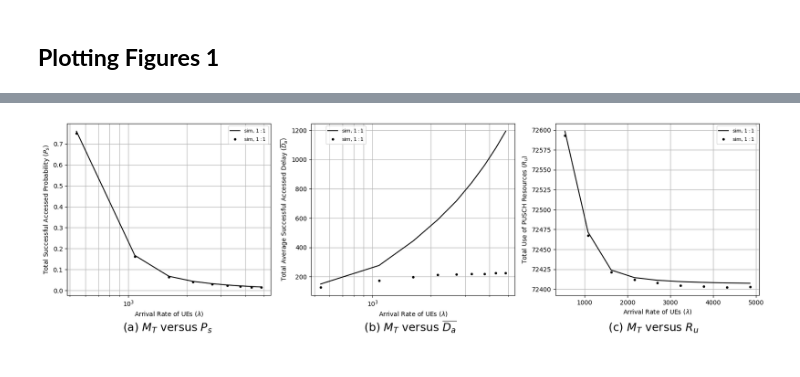
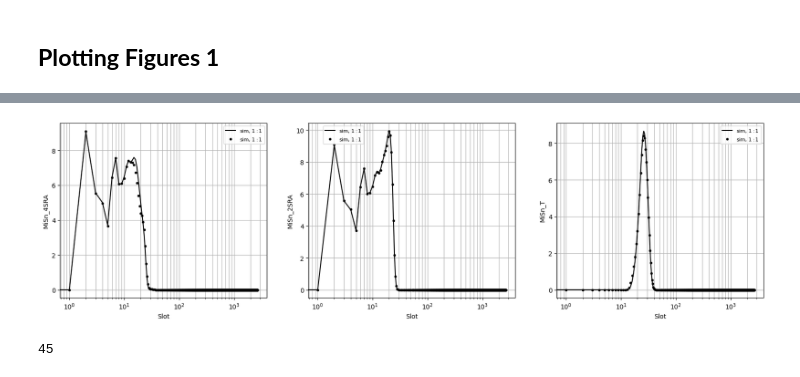
Before and after one commit to timlin0307/Thesis-Simulation, a Jupyter notebook: 2SRA and 4SRA with T_DATA in NTN/Simulation.ipynb, the cells around one changed output, grey strips where cells are left out. Drawn from its saved outputs; the diff is of its cells as text; code cells hidden in the pictures.

```diff
--- a/2SRA and 4SRA with T_DATA in NTN/Simulation.ipynb
+++ b/2SRA and 4SRA with T_DATA in NTN/Simulation.ipynb
@@ -1950,7 +2043,55 @@ ana
+# %%
+plt.subplot(131)
+plt.plot(sim.Slot, ana.MiSn_4SRA, '-', color = 'black', label = 'sim, $1:1$')
+plt.plot(sim.Slot, sim.MiSn_4SRA, 'o', ms = 3, color = 'black', label = 'sim, $1:1$')
+plt.xscale('log')
+plt.xlabel("Slot")
+plt.ylabel("MiSn_4SRA")
+# plt.title("(a) $M_T$ versus $P_s$")
+# plt.suptitle("(a) $M_T$ versus $P_s$", fontsize=18, x=0.23, y=0.0)
+plt.grid(True, which="both")
+
+plt.legend(markerscale=1, fontsize=8, loc='best', bbox_to_anchor=(1, 1))
+
+plt.subplot(132)
+plt.plot(sim.Slot, ana.MiSn_2SRA, '-', color = 'black', label = 'sim, $1:1$')
+plt.plot(sim.Slot, sim.MiSn_2SRA, 'o', ms = 3, color = 'black', label = 'sim, $1:1$')
+# plt.ticklabel_format(axis='both', style='sci', scilimits=(0, 0))
+plt.xscale('log')
+plt.xlabel("Slot")
+plt.ylabel("MiSn_2SRA")
+# plt.title("(b) $M_T$ versus $\overline{D_{a}}$")
+plt.grid(True, which="both")
+
+plt.legend(markerscale=1, fontsize=8, loc='best', bbox_to_anchor=(0.28, 1))
+
+plt.subplot(133)
+plt.plot(sim.Slot, ana.MiSn_FB, '-', color = 'black', label = 'sim, $1:1$')
+plt.plot(sim.Slot, sim.MiSn_FB, 'o', ms = 3, color = 'black', label = 'sim, $1:1$')
+# plt.ticklabel_format(axis='both', style='sci', scilimits=(0, 3))
+plt.xscale('log')
+plt.xlabel("Slot")
+plt.ylabel("MiSn_T")
+# plt.title("(c) $M_T$ versus $R_u$")
+plt.grid(True, which="both")
+
+# plt.suptitle("(a) $M_T$ versus $P_s$                                           (b) $M_T$ versus $\overline{D_{a}}$                                           (c) $M_T$ versus $R_u$", fontsize=18, x=0.51, y=0.0)
+
+
+plt.legend(markerscale=1, fontsize=8, loc='best')
+plt.rcParams["figure.figsize"] = (20, 5)
+plt.show()
+# %% [output]
+[figure, added]
+# %%
+# int(1 + (retrans) * np.ceil((T_RAR + W_RAR + W_BO) / T_RAREP))
+int(15 + (5) * np.ceil((2 + 5 + 20) / 5))
+# %% [output]
+45
 # %%
 plt.subplot(131)
-plt.plot(ana.M_4SRA+ana.M_2SRA, ana.Ps_T, '-', color = 'black', label = 'sim, $1:1$')
-plt.plot(sim.M_4SRA+sim.M_2SRA, sim.Ps_T, 'o', ms = 3, color = 'black', label = 'sim, $1:1$')
+plt.plot(arrival_rate, ana.Ps_T, '-', color = 'black', label = 'ana, $1:1$')
+plt.plot(arrival_rate, sim.Ps_T, 'o', ms = 3, color = 'black', label = 'sim, $1:1$')
 plt.xscale('log')
 plt.xlabel("Arrival Rate of UEs ($\lambda$)")
 plt.ylabel("Total Successful Accessed Probability ($P_s$)")
@@ -1961,8 +2102,8 @@ plt.grid(True, which="both")
 plt.legend(markerscale=1, fontsize=8, loc='best', bbox_to_anchor=(1, 1))
 
 plt.subplot(132)
-plt.plot(ana.M_4SRA+ana.M_2SRA, ana.Da_T, '-', color = 'black', label = 'sim, $1:1$')
-plt.plot(sim.M_4SRA+sim.M_2SRA, sim.Da_T, 'o', ms = 3, color = 'black', label = 'sim, $1:1$')
+plt.plot(arrival_rate, ana.Da_T, '-', color = 'black', label = 'ana, $1:1$')
+plt.plot(arrival_rate, sim.Da_T, 'o', ms = 3, color = 'black', label = 'sim, $1:1$')
 # plt.ticklabel_format(axis='both', style='sci', scilimits=(0, 0))
 plt.xscale('log')
 plt.xlabel("Arrival Rate of UEs ($\lambda$)")
@@ -1973,10 +2114,10 @@ plt.grid(True, which="both")
 plt.legend(markerscale=1, fontsize=8, loc='best', bbox_to_anchor=(0.28, 1))
 
 plt.subplot(133)
-plt.plot(ana.M_4SRA+ana.M_2SRA, ana.Ur_PUSCH_T, '-', color = 'black', label = 'sim, $1:1$')
-plt.plot(sim.M_4SRA+sim.M_2SRA, sim.Ur_PUSCH_T, 'o', ms = 3, color = 'black', label = 'sim, $1:1$')
+plt.plot(arrival_rate, ana.Ur_PUSCH_T, '-', color = 'black', label = 'ana, $1:1$')
+plt.plot(arrival_rate, sim.Ur_PUSCH_T, 'o', ms = 3, color = 'black', label = 'sim, $1:1$')
 # plt.ticklabel_format(axis='both', style='sci', scilimits=(0, 3))
-# plt.xscale('log')
+plt.xscale('log')
 plt.xlabel("Arrival Rate of UEs ($\lambda$)")
 plt.ylabel("Total Use of PUSCH Resources ($R_u$)")
 # plt.title("(c) $M_T$ versus $R_u$")
@@ -1984,9 +2125,6 @@ plt.grid(True, which="both")
 
 plt.suptitle("(a) $M_T$ versus $P_s$                                           (b) $M_T$ versus $\overline{D_{a}}$                                           (c) $M_T$ versus $R_u$", fontsize=18, x=0.51, y=0.0)
 
-
 plt.legend(markerscale=1, fontsize=8, loc='best')
 plt.rcParams["figure.figsize"] = (20, 5)
 plt.show()
-# %% [output]
-[figure, removed]
```
Also changed, not shown: parts of 12 cells of this notebook.
